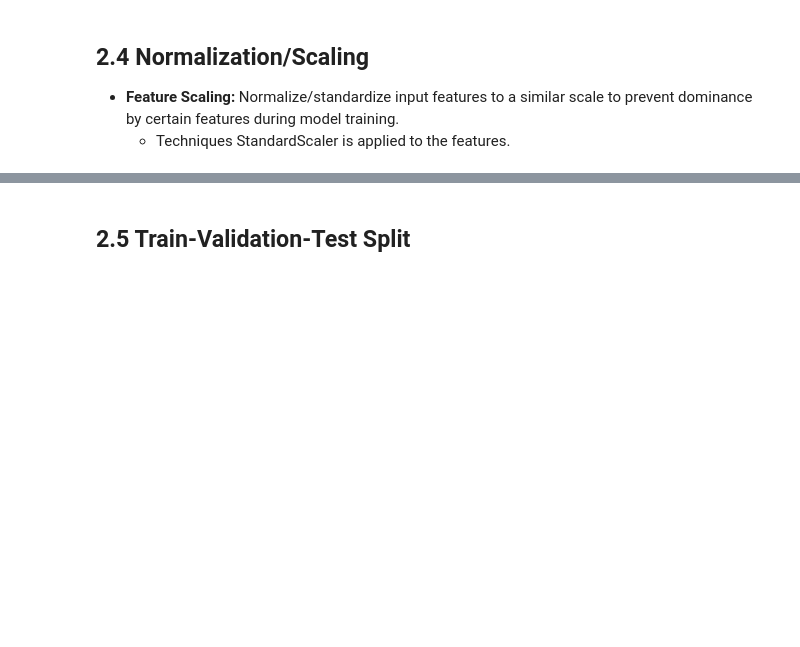
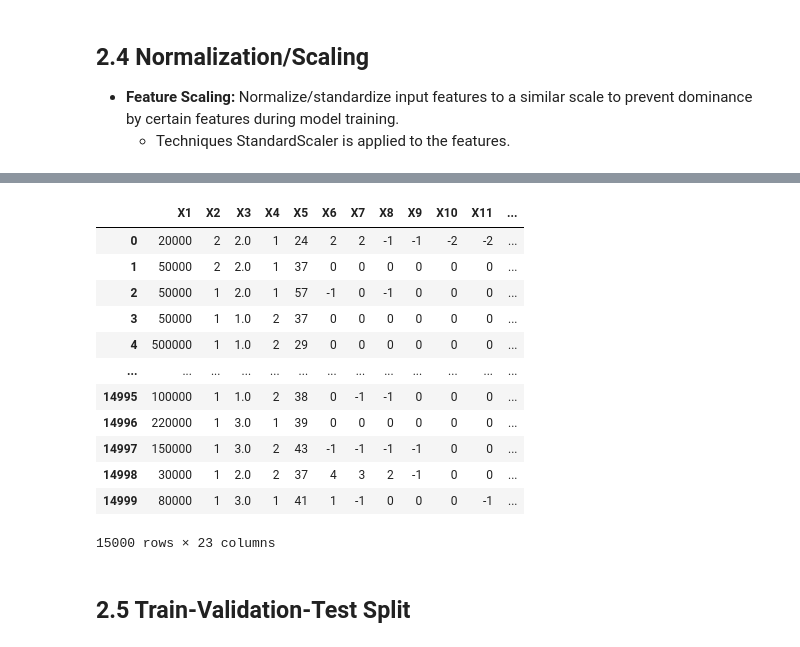
Before and after one commit to rjosh003-CS/Data-Mining-coursework, a Jupyter notebook: DM_coursework_part_2.ipynb, the cells around one changed output, grey strips where cells are left out. Drawn from its saved outputs; the diff is of its cells as text; code cells hidden in the pictures; blank space fills up the shorter version.

```diff
--- a/DM_coursework_part_2.ipynb
+++ b/DM_coursework_part_2.ipynb
@@ -926,3 +1015,19 @@ Marital Status Feature Names: ['X4_0' 'X4_1' 'X4_2' 'X4_3']
+# %%
+train_X
+# %% [output]
+|  | X1 | X2 | X3 | X4 | X5 | X6 | X7 | X8 | X9 | X10 | X11 | ... |
+| 0 | 20000 | 2 | 2.0 | 1 | 24 | 2 | 2 | -1 | -1 | -2 | -2 | ... |
+| 1 | 50000 | 2 | 2.0 | 1 | 37 | 0 | 0 | 0 | 0 | 0 | 0 | ... |
+| 2 | 50000 | 1 | 2.0 | 1 | 57 | -1 | 0 | -1 | 0 | 0 | 0 | ... |
+| 3 | 50000 | 1 | 1.0 | 2 | 37 | 0 | 0 | 0 | 0 | 0 | 0 | ... |
+| 4 | 500000 | 1 | 1.0 | 2 | 29 | 0 | 0 | 0 | 0 | 0 | 0 | ... |
+| ... | ... | ... | ... | ... | ... | ... | ... | ... | ... | ... | ... | ... |
+| 14995 | 100000 | 1 | 1.0 | 2 | 38 | 0 | -1 | -1 | 0 | 0 | 0 | ... |
+| 14996 | 220000 | 1 | 3.0 | 1 | 39 | 0 | 0 | 0 | 0 | 0 | 0 | ... |
+| 14997 | 150000 | 1 | 3.0 | 2 | 43 | -1 | -1 | -1 | -1 | 0 | 0 | ... |
+| 14998 | 30000 | 1 | 2.0 | 2 | 37 | 4 | 3 | 2 | -1 | 0 | 0 | ... |
+| 14999 | 80000 | 1 | 3.0 | 1 | 41 | 1 | -1 | 0 | 0 | 0 | -1 | ... |
+15000 rows × 23 columns
 # %% [markdown]
 ## 2.5 Train-Validation-Test Split
 # %% [markdown]
```
Also changed, not shown: parts of 28 cells of this notebook.
